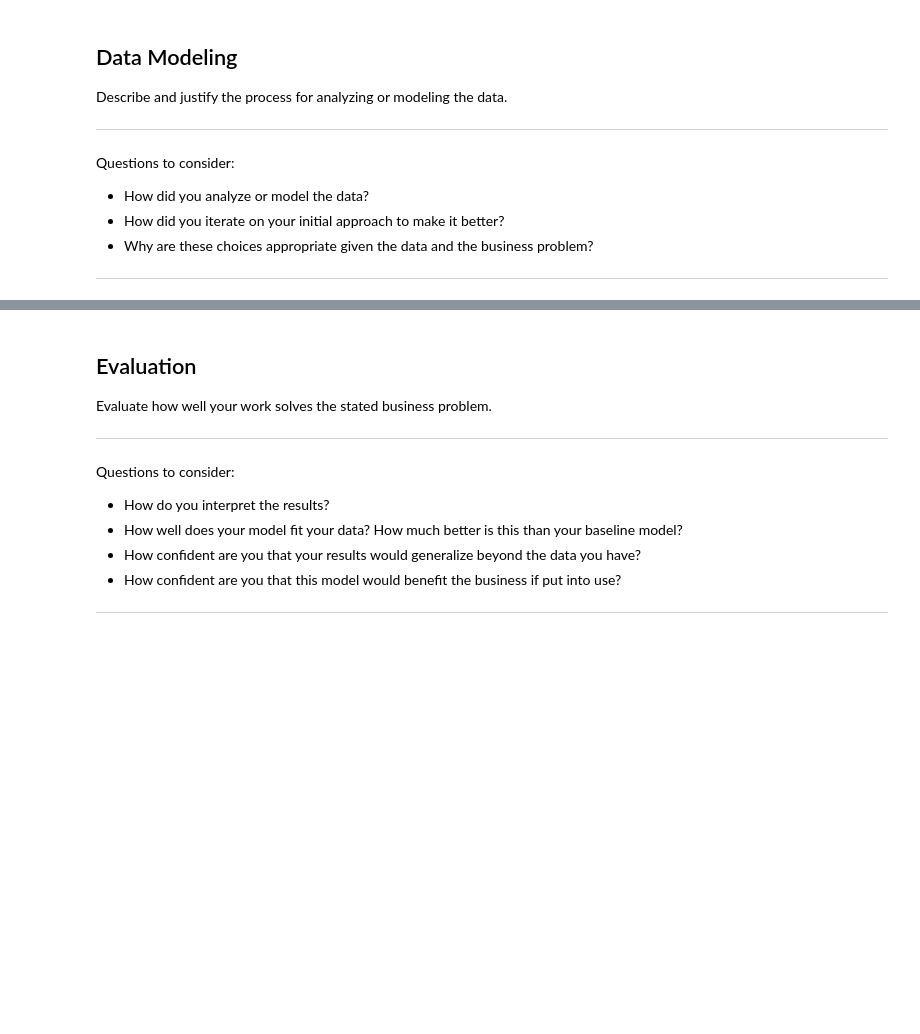
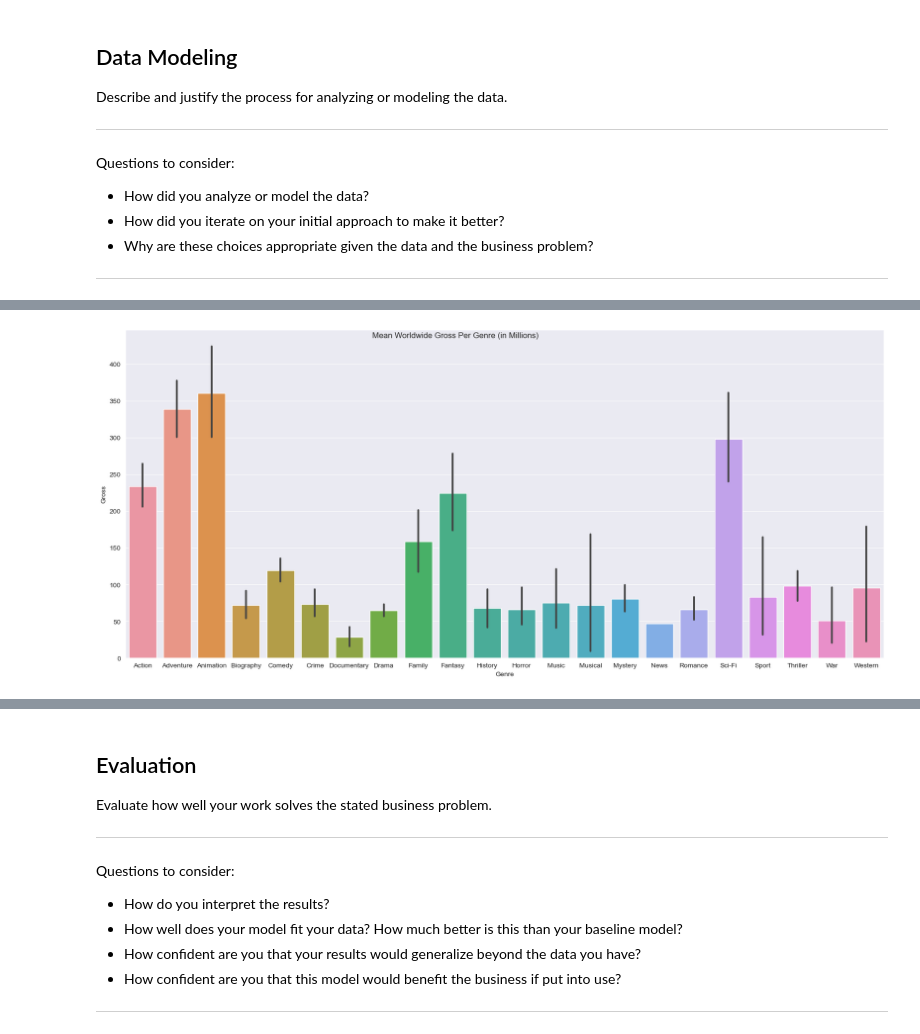
Before and after one commit to bizzfuzz/film-analysis-ms, a Jupyter notebook: film_analysis.ipynb, the cells around one changed output, grey strips where cells are left out. Drawn from its saved outputs; the diff is of its cells as text; code cells hidden in the pictures; blank space fills up the shorter version.

```diff
--- a/film_analysis.ipynb
+++ b/film_analysis.ipynb
@@ -281,0 +338,25 @@ Questions to consider:
+# %%
+#return bar plot for specific column grouped by genre
+def view_column_by_genre(column, title, ylabel):
+    ax = sns.catplot(
+        data= exploded_genre_df,
+        x = exploded_genre_df.genres,
+        y= exploded_genre_df[column],
+        kind="bar",
+        height = 9,
+        aspect=2,
+        order = sorted(exploded_genre_df.genres.unique())
+    )
+    ax.set_xlabels("Genre")
+    ax.set_ylabels(ylabel)
+    ax.figure.suptitle(title)
+
+    return ax
+# %%
+view_column_by_genre(
+    "worldwide_gross",
+    "Mean Worldwide Gross Per Genre (in Millions)",
+    "Gross"
+);
+# %% [output]
+[figure, added]
```
Also changed, not shown: parts of 18 cells of this notebook.
